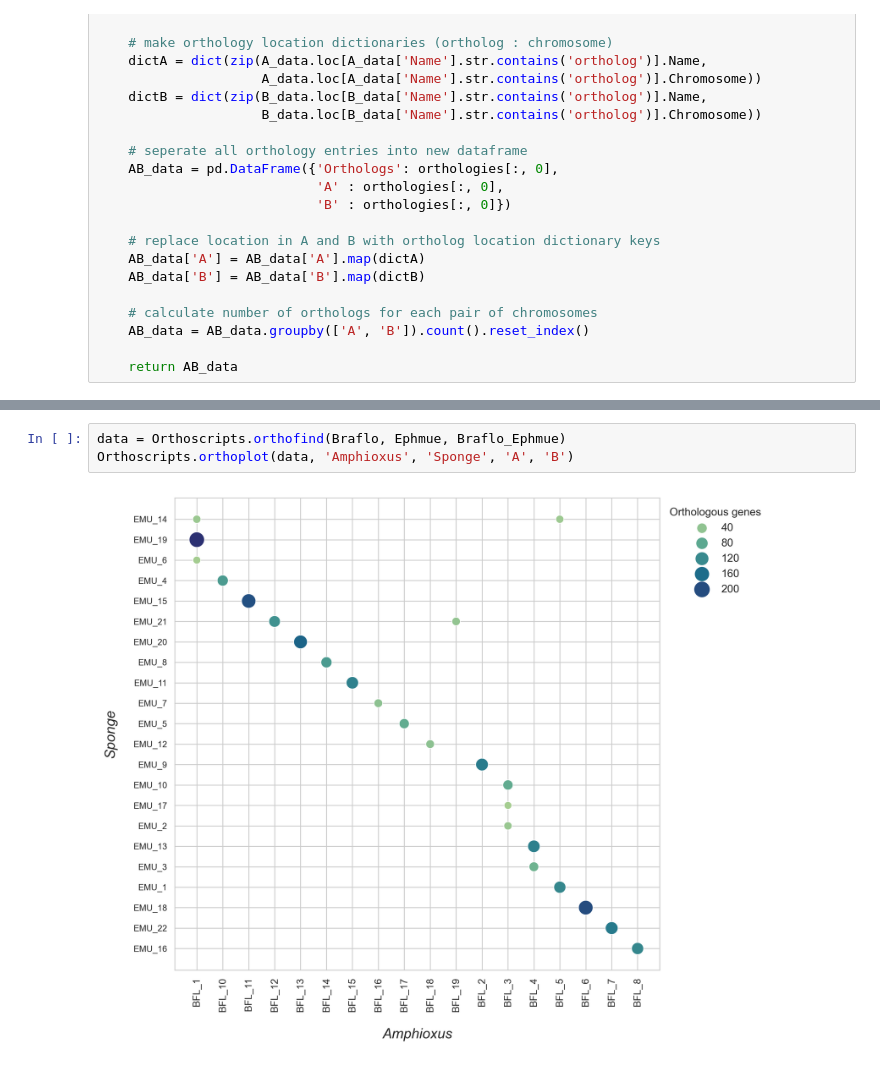
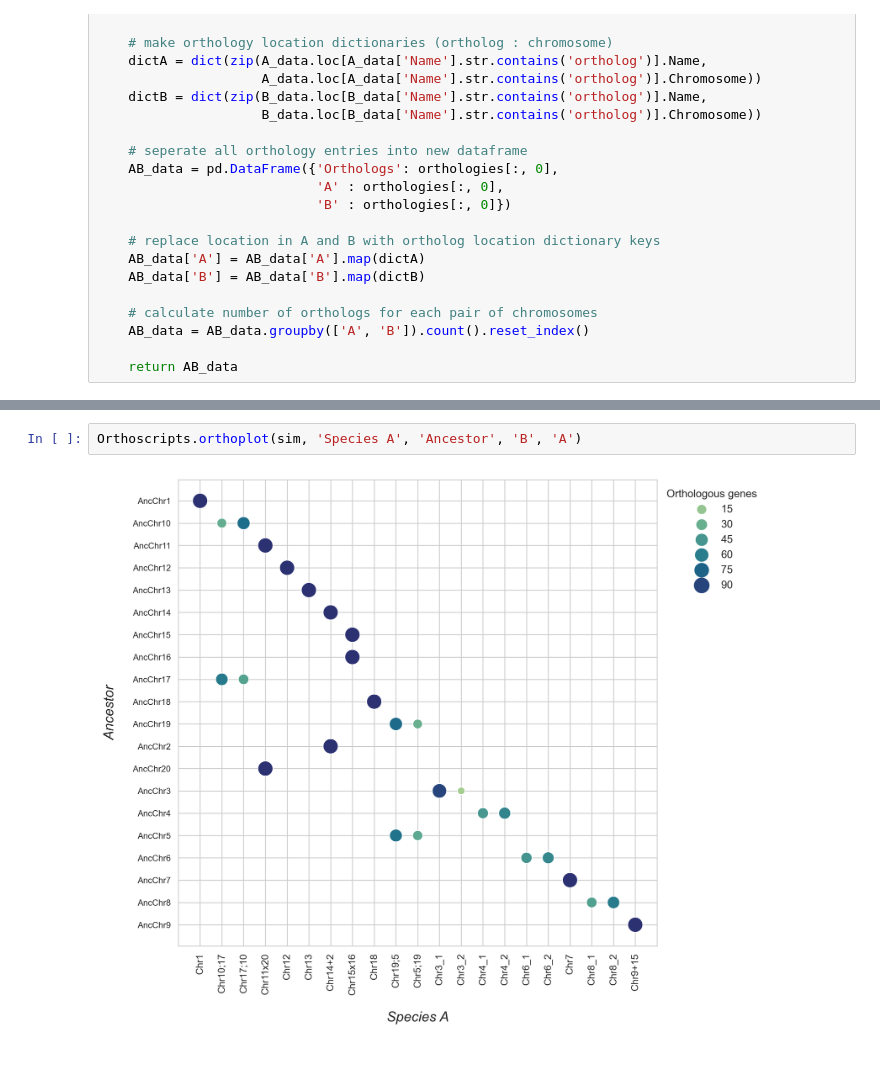
Before and after one commit to rajavat/orthology, a Jupyter notebook: Orthology.ipynb, the cells around one changed output, grey strips where cells are left out. Drawn from its saved outputs; the diff is of its cells as text.

```diff
--- a/Orthology.ipynb
+++ b/Orthology.ipynb
@@ -504,5 +390,4 @@ Fusion of ancestral chromosomes ['AncChr15', 'AncChr6'] into Chr6x15_2
-# %%
-data = Orthoscripts.orthofind(Braflo, Ephmue, Braflo_Ephmue)
-Orthoscripts.orthoplot(data, 'Amphioxus', 'Sponge', 'A', 'B')
-# %% [output]
-[figure, removed]
+# %%
+Orthoscripts.orthoplot(sim, 'Species A', 'Ancestor', 'B', 'A')
+# %% [output]
+[figure, added]
```
Also changed, not shown: parts of 14 cells of this notebook, 4 other files.
